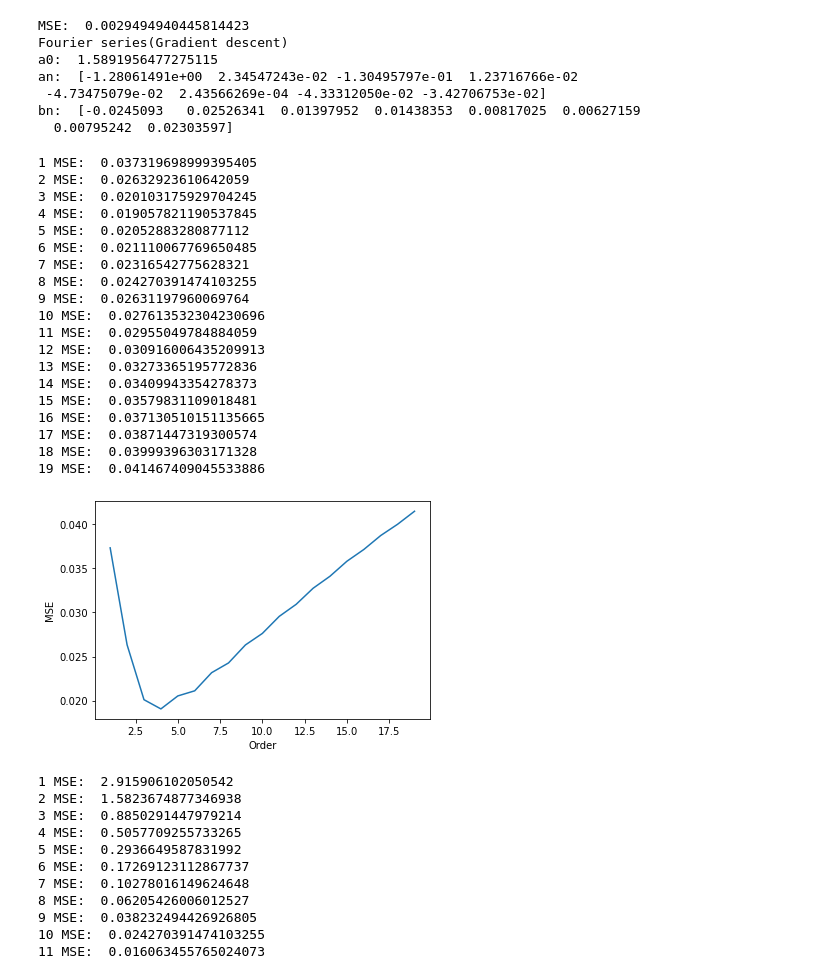
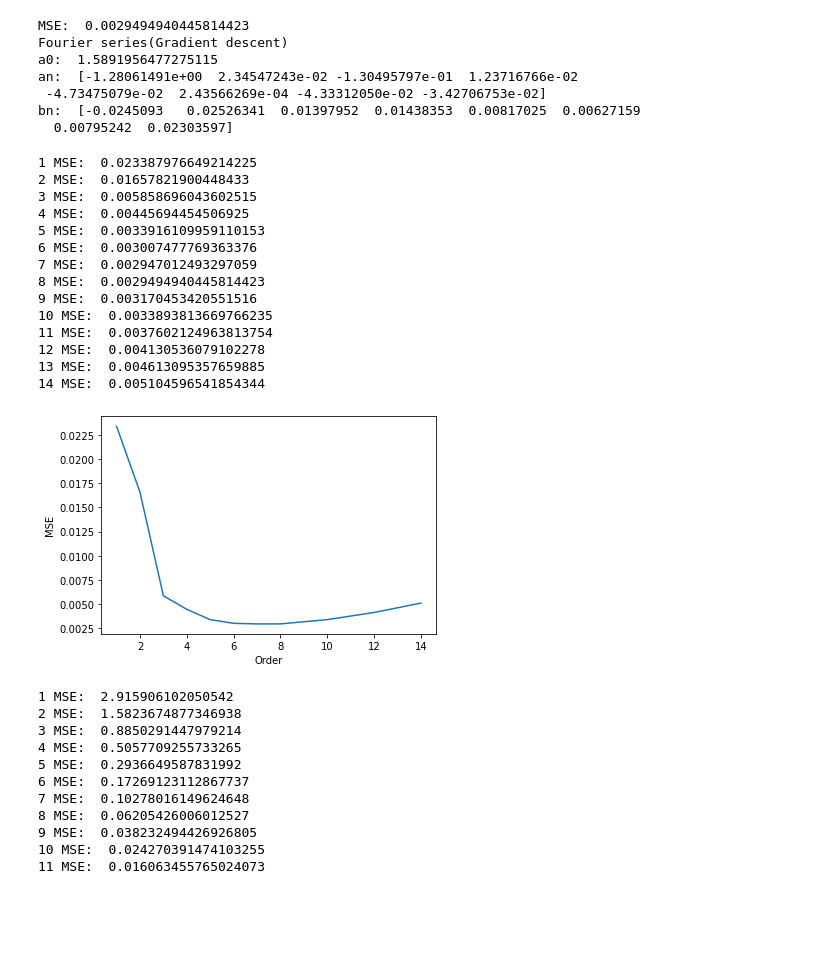
Before and after one commit to CHI-YU-SUNG/ML, a Jupyter notebook: hw2/HW2 .ipynb, the cells around one changed output. Saved outputs shown, nothing was run; the diff lists cells and outputs as text; code cells hidden in the pictures; blank space fills up the shorter version.

```diff
--- a/hw2/HW2 .ipynb
+++ b/hw2/HW2 .ipynb
@@ -129,36 +129,31 @@ bn:  [-0.0245093   0.02526341  0.01397952  0.01438353  0.00817025  0.00627159
 # %%
 # (c) Order vs MSE
 mse_record = []
-for i in range(1,20):
-    a0_c, an_c,bn_c  = Gradient_descent(Input, 0.005, i)
+for i in range(1,15):
+    a0_c, an_c,bn_c  = Gradient_descent(Input, 0.01, i)
     pattern_series_c = fourier(x, i, a0_c, an_c, bn_c)
     mse_record.append(mean_squared_error(Input,pattern_series_c))
     print(i,"MSE: ",mean_squared_error(Input,pattern_series_c))
-plt.plot(range(1,20,1),mse_record)
+plt.plot(range(1,15,1),mse_record)
 plt.xlabel("Order")
 plt.ylabel("MSE")
 plt.show()
 # %% [output]
-1 MSE:  0.037319698999395405
-2 MSE:  0.02632923610642059
-3 MSE:  0.020103175929704245
-4 MSE:  0.019057821190537845
-5 MSE:  0.02052883280877112
-6 MSE:  0.021110067769650485
-7 MSE:  0.02316542775628321
-8 MSE:  0.024270391474103255
-9 MSE:  0.02631197960069764
-10 MSE:  0.027613532304230696
-11 MSE:  0.02955049784884059
-12 MSE:  0.030916006435209913
-13 MSE:  0.03273365195772836
-14 MSE:  0.03409943354278373
-15 MSE:  0.03579831109018481
-16 MSE:  0.037130510151135665
-17 MSE:  0.03871447319300574
-18 MSE:  0.03999396303171328
-19 MSE:  0.041467409045533886
+1 MSE:  0.023387976649214225
+2 MSE:  0.01657821900448433
+3 MSE:  0.005858696043602515
+4 MSE:  0.00445694454506925
+5 MSE:  0.0033916109959110153
+6 MSE:  0.003007477769363376
+7 MSE:  0.002947012493297059
+8 MSE:  0.0029494940445814423
+9 MSE:  0.003170453420551516
+10 MSE:  0.0033893813669766235
+11 MSE:  0.0037602124963813754
+12 MSE:  0.004130536079102278
+13 MSE:  0.004613095357659885
+14 MSE:  0.005104596541854344
-[figure, old version]
+[figure, new version]
 # %%
 # (d) learning rate vs MSE
 mse_record = []
```
Also changed, not shown: parts of 1 cell of this notebook, 1 other file.
